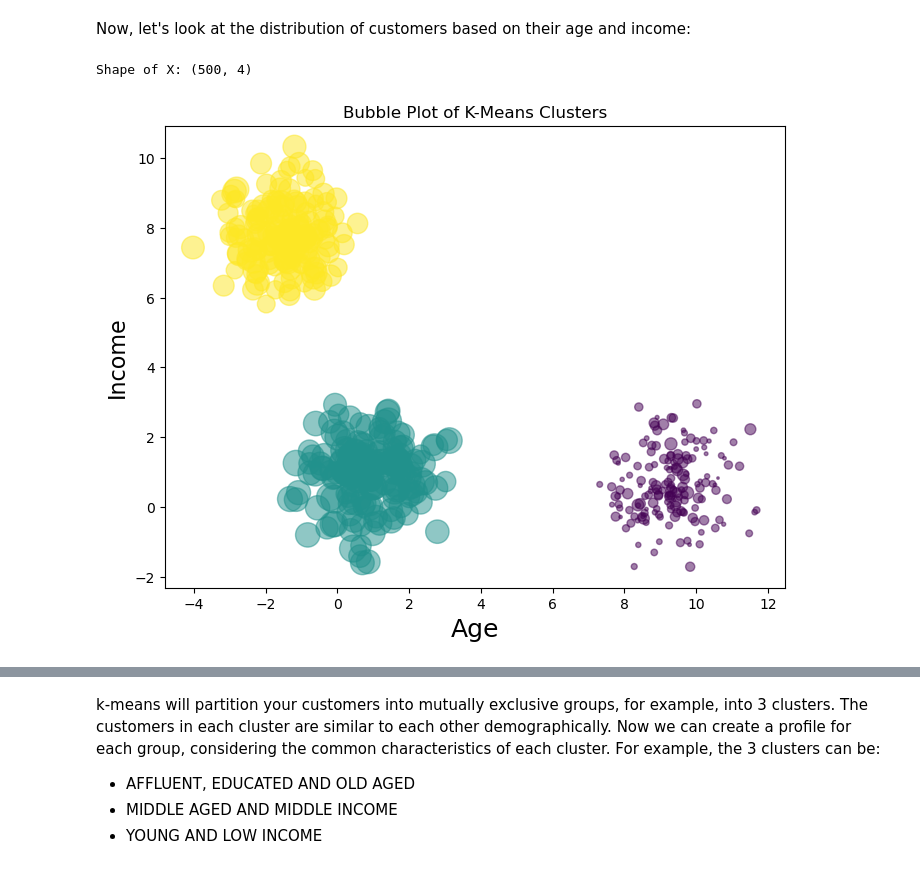
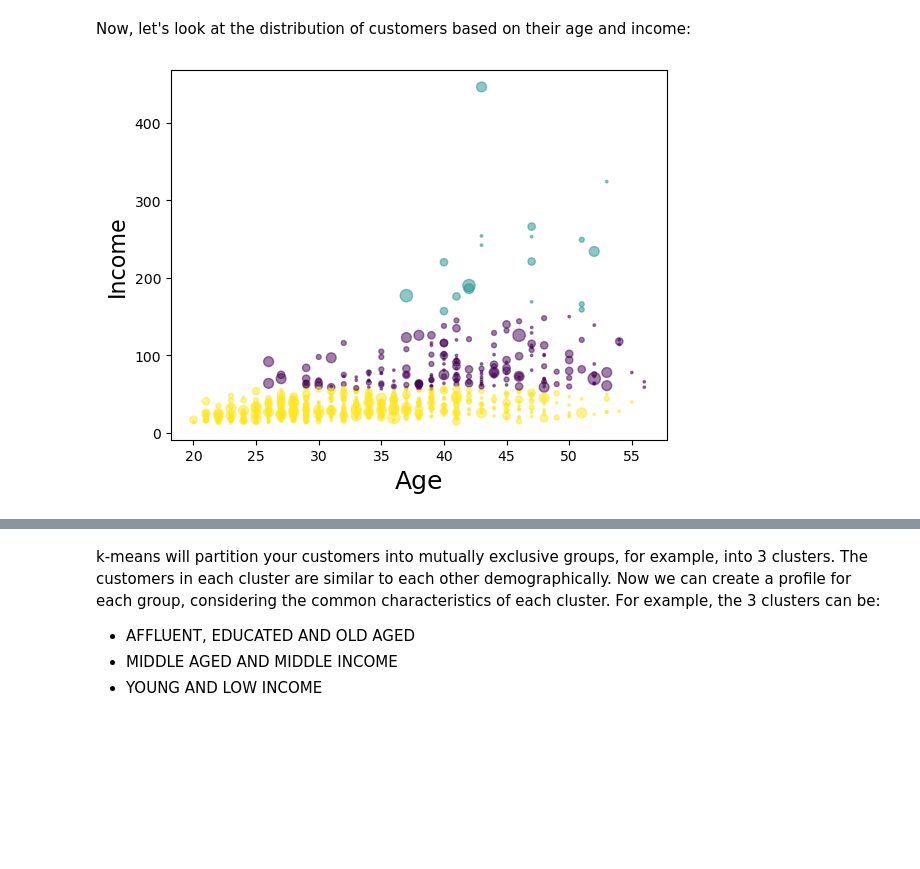
Before and after one commit to ironhack-labs/lab-k-means-clustering, a Jupyter notebook: lab-k-means-clustering.ipynb, the cells around one changed output, grey strips where cells are left out. Saved outputs shown, nothing was run; the diff lists cells and outputs as text; code cells hidden in the pictures; blank space fills up the shorter version.

```diff
--- a/lab-k-means-clustering.ipynb
+++ b/lab-k-means-clustering.ipynb
@@ -372,38 +363,16 @@ df.groupby('Clus_km').mean()
 # %% [markdown]
 Now, let's look at the distribution of customers based on their age and income:
-# %%
-import numpy as np
-import matplotlib.pyplot as plt
-from sklearn.cluster import KMeans
-from sklearn.datasets import make_blobs
-
-# Generate dataset with at least 4 features
-np.random.seed(0)
-X, y = make_blobs(n_samples=500, centers=3, n_features=4, cluster_std=0.9)
-
-# Apply K-Means clustering
-k_means = KMeans(n_clusters=3, random_state=42, n_init=10)
-labels = k_means.fit_predict(X)
-
-# **Ensure valid column indices**
-print("Shape of X:", X.shape)  # Check if X has at least 4 columns
-
-# **Fix: Scale 'area' to avoid small/negative values**
-area = np.pi * (X[:, 1] - np.min(X[:, 1]) + 1) ** 2
-
-# **Fix: Use a valid column index (if `X[:, 3]` does not exist, try `X[:, 2]`)**
-plt.figure(figsize=(8, 6))
-plt.scatter(X[:, 0], X[:, 3], s=area, c=labels.astype(np.float64), alpha=0.5, cmap='viridis')
-
-# Labels
-plt.xlabel('Age', fontsize=18)
-plt.ylabel('Income', fontsize=16)
-plt.title("Bubble Plot of K-Means Clusters")
-
-plt.show()
-# %% [output]
-Shape of X: (500, 4)
-[figure, removed]
+# %%
+
+
+area = np.pi * ( X[:, 1])**2
+plt.scatter(X[:, 0], X[:, 3], s=area, c=labels.astype(np.float64), alpha=0.5)
+plt.xlabel('Age', fontsize=18)
+plt.ylabel('Income', fontsize=16)
+
+plt.show()
+# %% [output]
+[figure, added]
 # %%
 from mpl_toolkits.mplot3d import Axes3D
 
```
Also changed, not shown: parts of 6 cells of this notebook.
